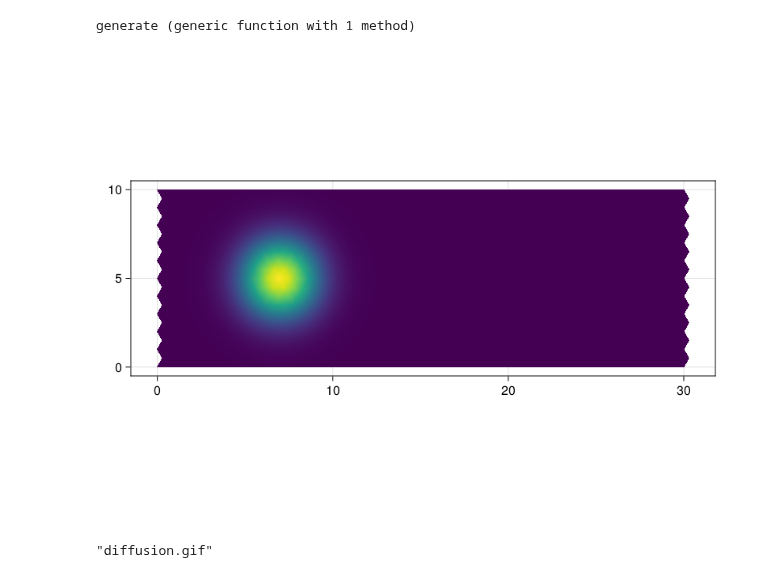
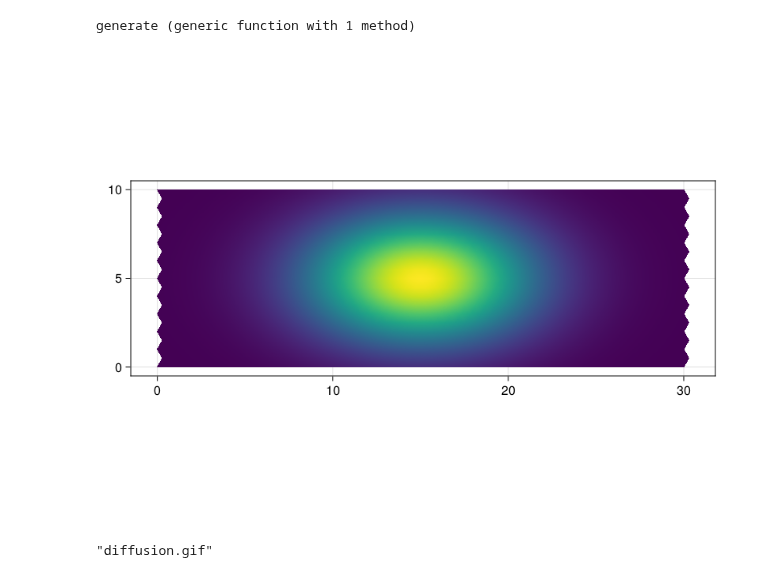
Before and after one commit to DARPA-ASKEM/experiments, a Jupyter notebook: notebooks/Daniel/decapodes.ipynb, the cells around one changed output. Saved outputs shown, nothing was run; the diff lists cells and outputs as text; code cells hidden in the pictures.

```diff
--- a/notebooks/Daniel/decapodes.ipynb
+++ b/notebooks/Daniel/decapodes.ipynb
@@ -53,16 +53,16 @@ generate (generic function with 1 method)
 # %%
 sim = eval(gensim(Diffusion))
 fₘ = sim(periodic_mesh, generate, DiagonalHodge())
 
 using Distributions
-c_dist = MvNormal([7, 5], [1.5, 1.5])
+c_dist = MvNormal([15, 5], [4.5, 2.5])
 c = [pdf(c_dist, [p[1], p[2]]) for p in periodic_mesh[:point]]
 
 fig, ax, ob = mesh(plot_mesh; color=c[point_map])
 ax.aspect = AxisAspect(3.0)
 fig
 # %% [output]
-[figure, old version]
+[figure, new version]
 # %%
 using LinearAlgebra
 using MultiScaleArrays
```
Also changed, not shown: parts of 2 cells of this notebook, 7 other files.
